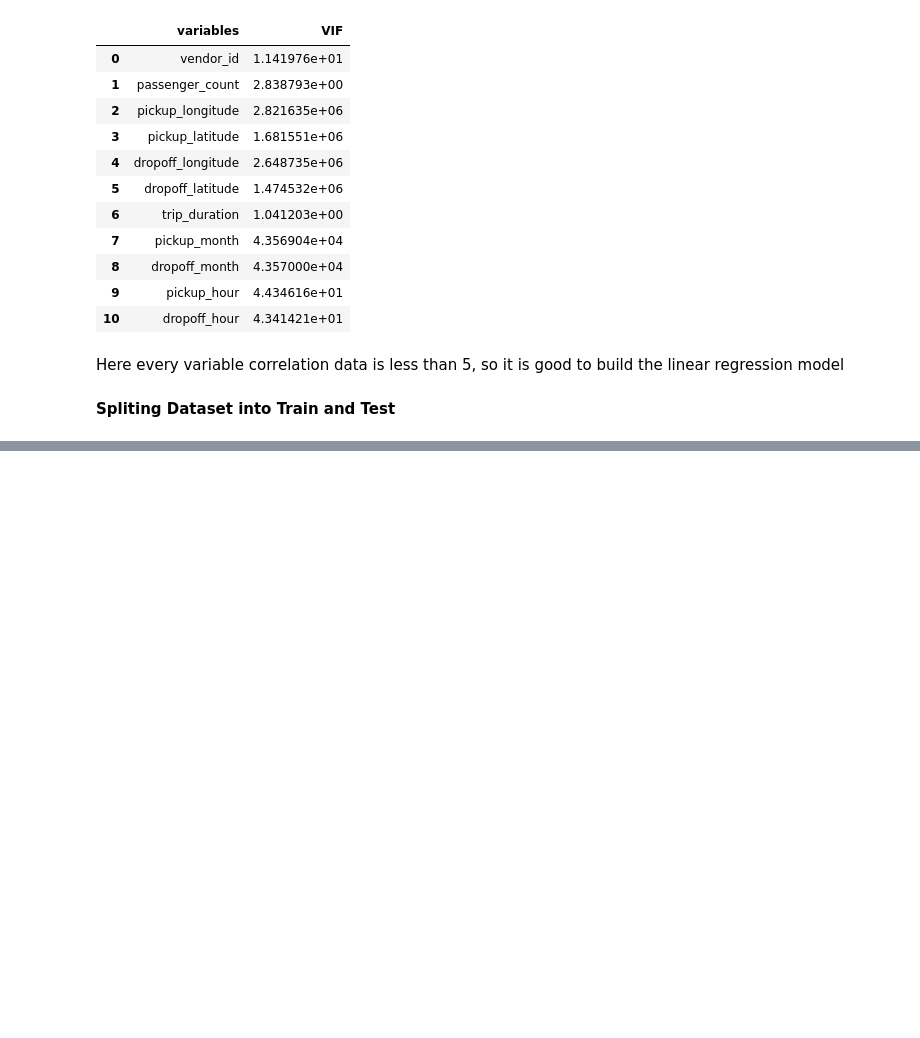
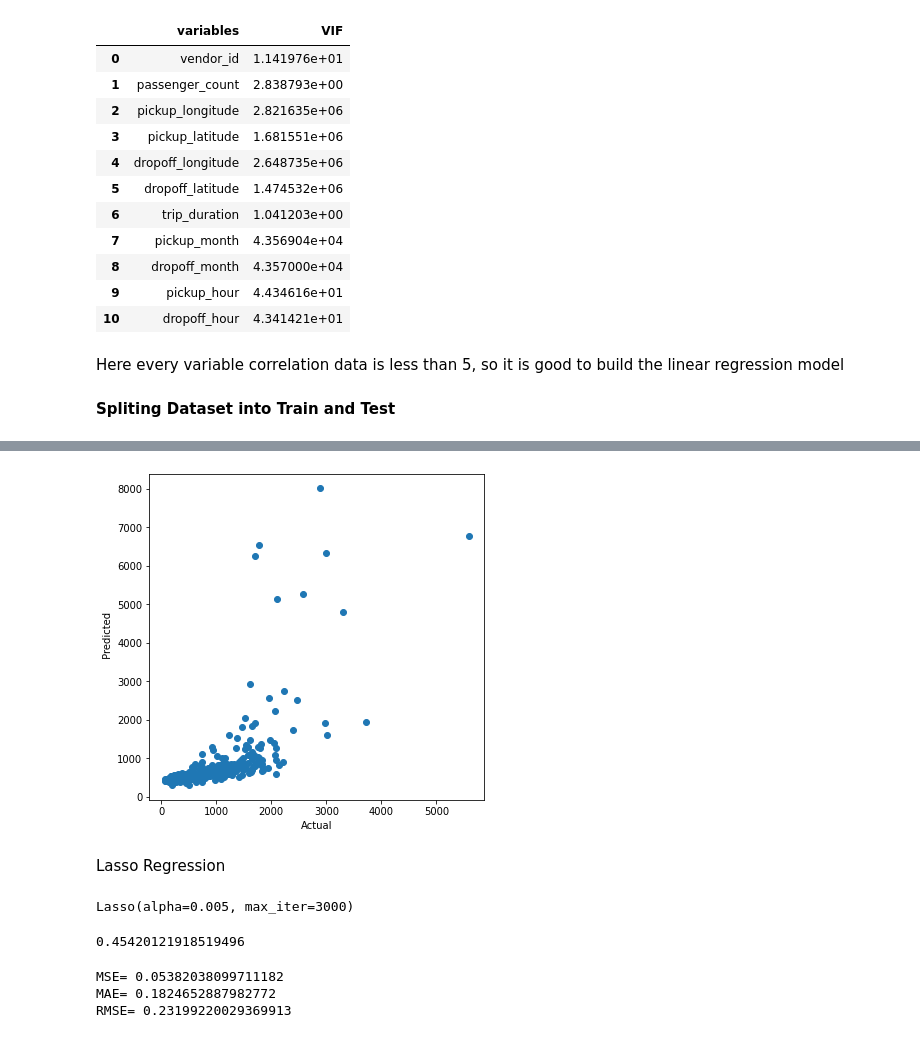
Before and after one commit to Manoj-Korukonda/NYC-taxi-trip-time-prediction, a Jupyter notebook: Manoj_nyc_taxi_trip_time_prediction_.ipynb, the cells around one changed output, grey strips where cells are left out. Saved outputs shown, nothing was run; the diff lists cells and outputs as text; code cells hidden in the pictures; blank space fills up the shorter version.

```diff
--- a/Manoj_nyc_taxi_trip_time_prediction_.ipynb
+++ b/Manoj_nyc_taxi_trip_time_prediction_.ipynb
@@ -692,0 +840,11 @@ X_train,X_test,y_train,y_test = train_test_split(X,y,test_size=0.25,random_state
+# %%
+plt.figure(figsize=(6,6))
+plt.scatter(10**(np.array(list(y_test[:400]))),(10**(np.array(y_pred[:400]))))
+# plt.plot((y_pred))
+plt.xlabel('Actual')
+plt.ylabel(' Predicted')
+plt.show()
+# %% [output]
+[figure, added]
+# %% [markdown]
+Lasso Regression
@@ -692,0 +854,8 @@ X_train,X_test,y_train,y_test = train_test_split(X,y,test_size=0.25,random_state
+# %%
+lasso.fit(X_train,y_train)
+# %% [output]
+Lasso(alpha=0.005, max_iter=3000)
+# %%
+lasso.score(X_train,y_train)
+# %% [output]
+0.45420121918519496
@@ -692,0 +864,11 @@ X_train,X_test,y_train,y_test = train_test_split(X,y,test_size=0.25,random_state
+# %%
+MSE=mean_squared_error(y_test,y_pred_lasso)
+print('MSE=',MSE)
+MAE=mean_absolute_error(y_test,y_pred_lasso)
+print('MAE=',MAE)
+RMSE=np.sqrt(MSE)
+print('RMSE=',RMSE)
+# %% [output]
+MSE= 0.05382038099711182
+MAE= 0.1824652887982772
+RMSE= 0.23199220029369913
```
Also changed, not shown: parts of 52 cells of this notebook.
